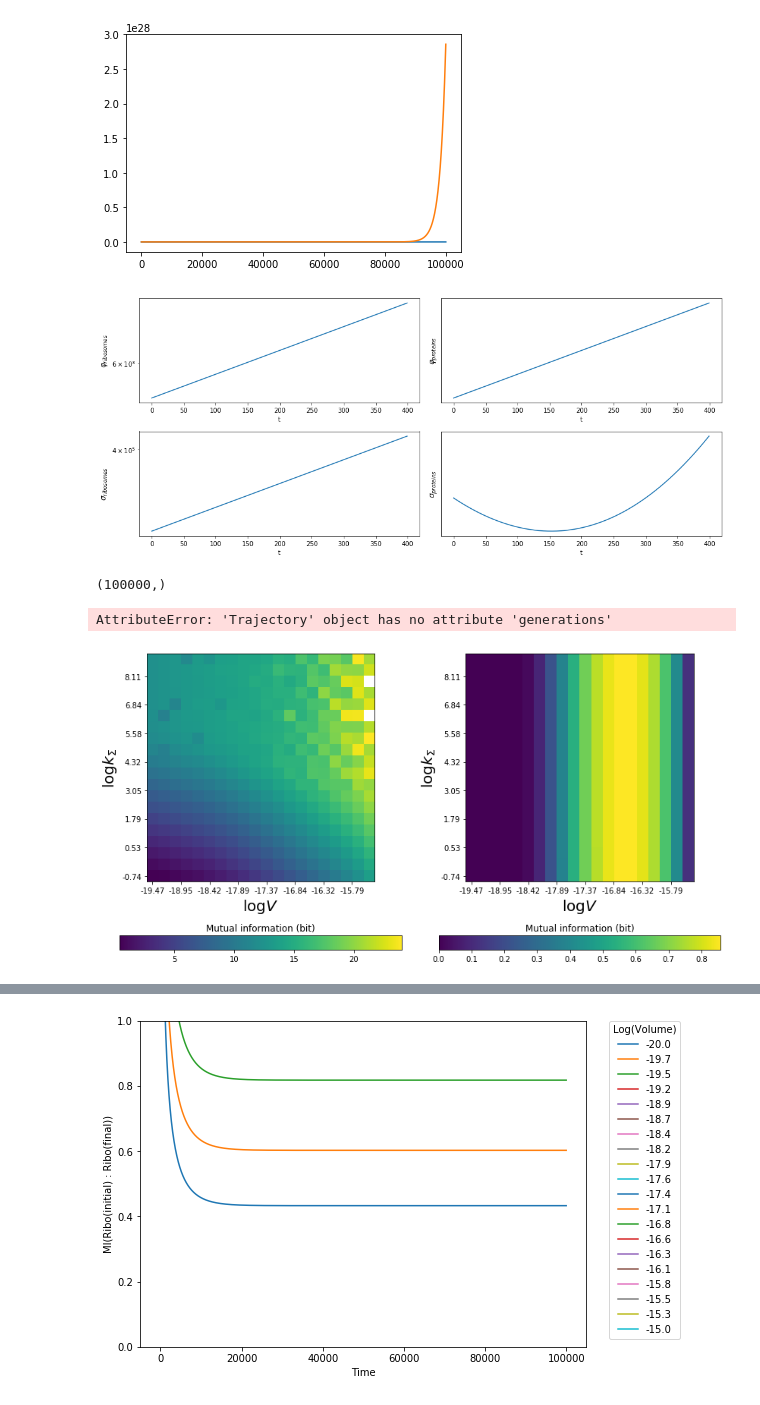
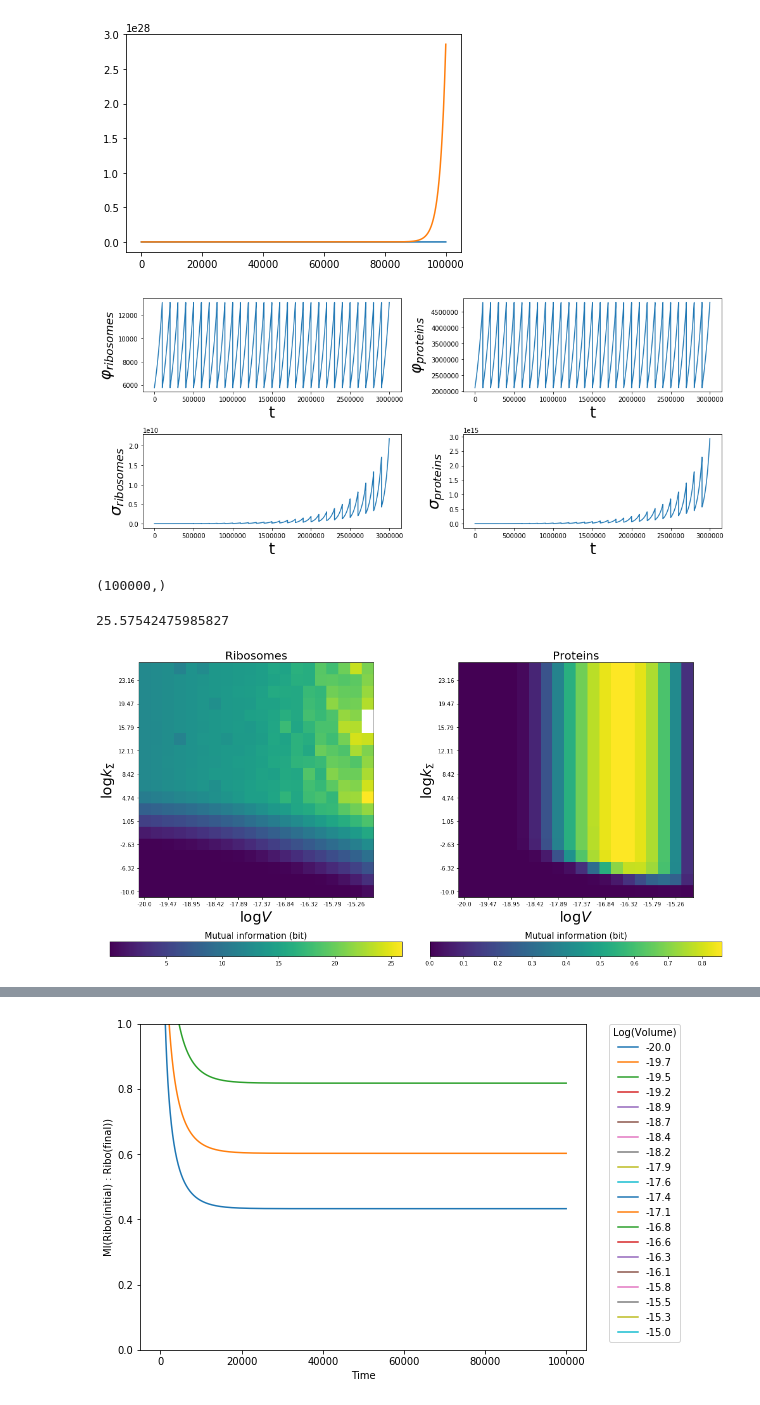
Before and after one commit to Ngort/Cellsim, a Jupyter notebook: Cellsim/MICollapse-real_scaling.ipynb, the cells around one changed output, grey strips where cells are left out. Drawn from its saved outputs; the diff is of its cells as text; code cells hidden in the pictures.

```diff
--- a/Cellsim/MICollapse-real_scaling.ipynb
+++ b/Cellsim/MICollapse-real_scaling.ipynb
@@ -270,37 +296,40 @@ plt.plot(traj.V_t[:,0,0])
 [<matplotlib.lines.Line2D at 0x...>]
 [figure]
 # %%
-range_end = 400
+traj = Trajectory(volume=1e-18, division=True, final_time=500000, cov_scaling=1e-1)
+
+
+range_end = 3000000
 
 fig, axes = plt.subplots(2,2, figsize=(14,6))
 
 
 
 axes[0,0].plot(range(range_end),traj.X_t[0:range_end,0])
-axes[0,0].set_ylabel(r'$\varphi_{ribosomes}$', size=12)
-axes[0,0].set_xlabel(r't')
-axes[0,0].set_yscale('log')
+axes[0,0].set_ylabel(r'$\varphi_{ribosomes}$', size=25)
+axes[0,0].set_xlabel(r't',size=25)
+#axes[0,0].set_yscale('log')
 
 axes[0,1].plot(range(range_end),traj.X_t[0:range_end,1])
-axes[0,1].set_ylabel(r'$\varphi_{proteins}$', size=12)
-axes[0,1].set_xlabel(r't')
-axes[0,1].set_yscale('log')
+axes[0,1].set_ylabel(r'$\varphi_{proteins}$', size=25)
+axes[0,1].set_xlabel(r't',size=25)
+#axes[0,1].set_yscale('log')
 
 axes[1,0].plot(range(range_end),traj.V_t[0:range_end,0,0])
-axes[1,0].set_ylabel(r'$\sigma_{ribosomes}$', size=12)
-axes[1,0].set_xlabel(r't')
-axes[1,0].set_yscale('log')
+axes[1,0].set_ylabel(r'$\sigma_{ribosomes}$', size=25)
+axes[1,0].set_xlabel(r't',size=25)
+#axes[1,0].set_yscale('log')
 
 axes[1,1].plot(range(range_end),traj.V_t[0:range_end,1,1])
-axes[1,1].set_ylabel(r'$\sigma_{proteins}$', size=12)
-axes[1,1].set_xlabel(r't')
-axes[1,1].set_yscale('log')
+axes[1,1].set_ylabel(r'$\sigma_{proteins}$', size=25)
+axes[1,1].set_xlabel(r't',size=25)
+#axes[1,1].set_yscale('log')
 
 
 plt.tight_layout()
 plt.show()
 # %% [output]
-[figure, old version]
+[figure, new version]
 # %%
 traj.X_t[:,0].shape
 # range_end = 2000000
@@ -315,10 +344,10 @@ plt.plot(range(range_end),traj.X_t[0:range_end,0])
 plt.ylabel(r'$V_{prot}$')
 plt.xlabel(r't')
 plt.show()
-# %%
-traj.generations[0]
-# %% [output]
-AttributeError: 'Trajectory' object has no attribute 'generations'
+# %%
+-np.log2(1-0.99999999**2)
+# %% [output]
+25.57542475985827
 # %%
 volumes = np.logspace(-20,-15,20)
 trajectories_by_volume = [Trajectory(volume=v, division=False) for v in volumes]
@@ -326,7 +355,7 @@ trajectories_by_volume = [Trajectory(volume=v, division=False) for v in volumes]
 matrix_length = 20
 
 volumes = np.logspace(-20,-15,matrix_length)
-scaling_factors = np.logspace(-2,10,matrix_length)
+scaling_factors = np.logspace(-10,25,matrix_length)
 ribo_matrix = np.zeros((matrix_length,matrix_length))
 prot_matrix = np.zeros((matrix_length,matrix_length))
 
@@ -336,40 +365,42 @@ for i,f in enumerate(scaling_factors):
         ribo_matrix[i,j] =  traj_ij.mi_ribo_div
         prot_matrix[i,j] =  traj_ij.mi_prot_div
 # %%
-fig, axes = plt.subplots(2,2, figsize=(12,6),
+fig, axes = plt.subplots(2,2, figsize=(16,8),
                         gridspec_kw = {'height_ratios':[16, 1]})
 
 
-ribo_hm = axes[0,0].imshow(ribo_matrix.T, origin='lower')
-prot_hm = axes[0,1].imshow(prot_matrix.T, origin='lower')
+ribo_hm = axes[0,0].imshow(ribo_matrix, origin='lower')
+prot_hm = axes[0,1].imshow(prot_matrix, origin='lower')
+
+axes[0,0].set_title('Ribosomes', size=20)
+axes[0,1].set_title('Proteins', size=20)
 
 
+axes[0,0].set_xticks(range(matrix_length)[::2])
+axes[0,0].set_xticklabels(np.round((np.log10(volumes)),2)[::2])
 
-axes[0,0].set_xticklabels(np.round((np.log10(volumes)),2)[::2])
+axes[0,1].set_xticks(range(matrix_length)[::2])
 axes[0,1].set_xticklabels(np.round((np.log10(volumes)),2)[::2])
 
+axes[0,0].set_yticks(range(matrix_length)[::2])
 axes[0,0].set_yticklabels(np.round((np.log10(scaling_factors)),2)[::2])
+
+axes[0,1].set_yticks(range(matrix_length)[::2])
 axes[0,1].set_yticklabels(np.round((np.log10(scaling_factors)),2)[::2])
 
-# p0 = ax[0].get_position().get_points().flatten()
-# p1 = ax[1].get_position().get_points().flatten()
-# p2 = ax[2].get_position().get_points().flatten()
-# ax_cbar = fig.add_axes([p0[0], 0, p1[2]-p0[0], 0.05])
-# plt.colorbar(ribo_hm, cax=ax_cbar, orientation='horizontal')
+axes[0,0].set_xlabel(r'$\log{V}$', size=25)
+axes[0,1].set_xlabel(r'$\log{V}$', size=25)
 
-axes[0,0].set_xlabel(r'$\log{V}$', size=20)
-axes[0,1].set_xlabel(r'$\log{V}$', size=20)
-
-axes[0,0].set_ylabel(r'$\log{k_{\Sigma}}$', size=20)
-axes[0,1].set_ylabel(r'$\log{k_{\Sigma}}$', size=20)
+axes[0,0].set_ylabel(r'$\log{k_{\Sigma}}$', size=25)
+axes[0,1].set_ylabel(r'$\log{k_{\Sigma}}$', size=25)
 
 cb_ribo = plt.colorbar(ribo_hm, axes[1,0], orientation='horizontal')
 cb_prot = plt.colorbar(prot_hm, axes[1,1], orientation='horizontal')
 
-cb_ribo.ax.set_title('Mutual information (bit)')
-cb_prot.ax.set_title('Mutual information (bit)')
+cb_ribo.ax.set_title('Mutual information (bit)',size=15)
+cb_prot.ax.set_title('Mutual information (bit)',size=15)
 
 plt.tight_layout()
 plt.show()
 # %% [output]
-[figure, old version]
+[figure, new version]
```
Also changed, not shown: parts of 12 cells of this notebook.
